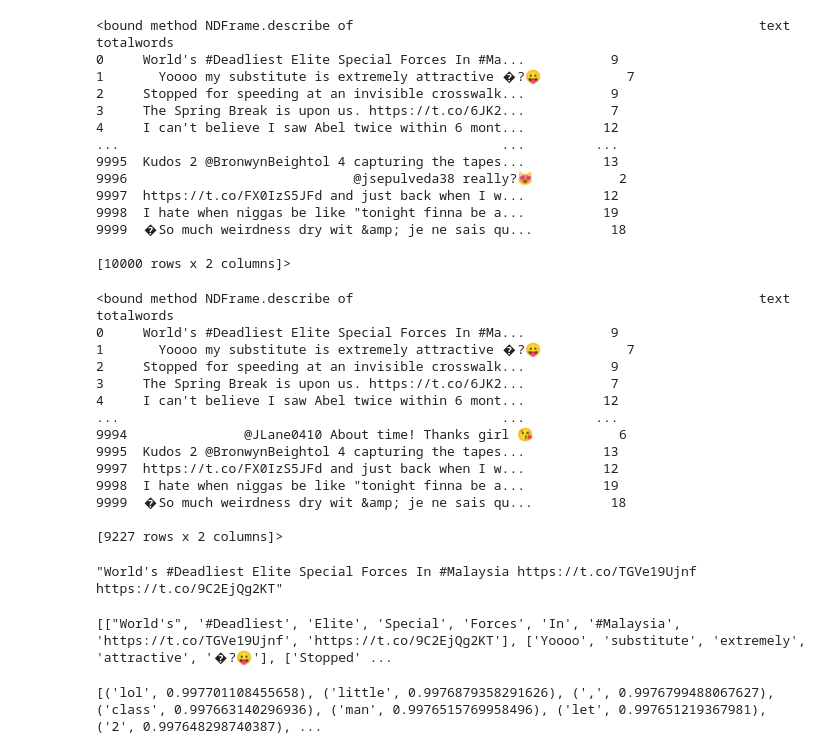
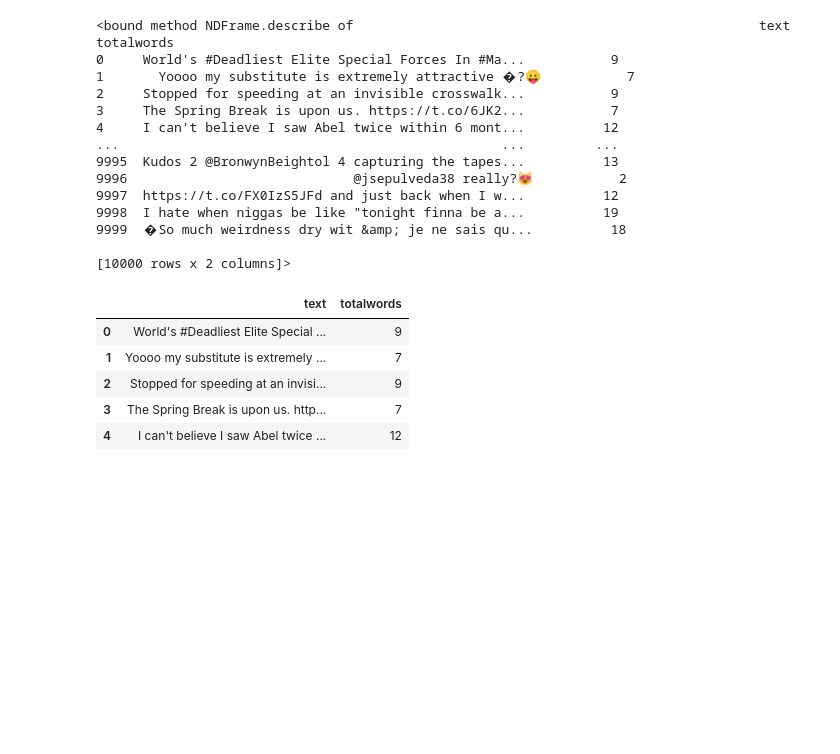
Before and after one commit to KostasSpyropoylos/thesis, a Jupyter notebook: py.ipynb, the cells around one changed output. Drawn from its saved outputs; the diff is of its cells as text; code cells hidden in the pictures; blank space fills up the shorter version.

```diff
--- a/py.ipynb
+++ b/py.ipynb
@@ -175,42 +159,12 @@ See the caveats in the documentation: https://pandas.pydata.org/pandas-docs/stab
 [10000 rows x 2 columns]>
 # %%
 # Keeps the rows that totalwords > 3
-text_data=text_data.loc[text_data['totalwords'] > 3]
-text_data.describe
+text_data=text_data.loc[text_data['totalwords'] >= 3]
+text_data.head()
 # %% [output]
-<bound method NDFrame.describe of                                                    text  totalwords
-0     World's #Deadliest Elite Special Forces In #Ma...           9
-1       Yoooo my substitute is extremely attractive �?😛           7
-2     Stopped for speeding at an invisible crosswalk...           9
-3     The Spring Break is upon us. https://t.co/6JK2...           7
-4     I can't believe I saw Abel twice within 6 mont...          12
-...                                                 ...         ...
-9994               @JLane0410 About time! Thanks girl 😘           6
-9995  Kudos 2 @BronwynBeightol 4 capturing the tapes...          13
-9997  https://t.co/FX0IzS5JFd and just back when I w...          12
-9998  I hate when niggas be like "tonight finna be a...          19
-9999  �So much weirdness dry wit &amp; je ne sais qu...          18
-
-[9227 rows x 2 columns]>
+|  | text | totalwords |
+| 0 | World's #Deadliest Elite Special ... | 9 |
+| 1 | Yoooo my substitute is extremely ... | 7 |
+| 2 | Stopped for speeding at an invisi... | 9 |
+| 3 | The Spring Break is upon us. http... | 7 |
+| 4 | I can't believe I saw Abel twice ... | 12 |
-# %%
-# Remove stopwords using Gensim
-text_data['text'].apply(remove_stopwords)
-text_data.text[0]
-# %% [output]
-"World's #Deadliest Elite Special Forces In #Malaysia https://t.co/TGVe19Ujnf https://t.co/9C2EjQg2KT"
-# %%
-text_sentences = [line.split() for line in text_data.text]
-print(text_sentences)
-# %% [output]
-[["World's", '#Deadliest', 'Elite', 'Special', 'Forces', 'In', '#Malaysia', 'https://t.co/TGVe19Ujnf', 'https://t.co/9C2EjQg2KT'], ['Yoooo', 'substitute', 'extremely', 'attractive', '�?😛'], ['Stopped' ...
-# %%
-import gensim
-from gensim.models import KeyedVectors
-
-model = gensim.models.Word2Vec(text_sentences)
-# print(model.wv.index_to_key)
-# model.wv.most_similar(positive=['&amp;'], topn = 3)
-
-print(model.wv.most_similar('trump'))
-# %% [output]
-[('lol', 0.997701108455658), ('little', 0.9976879358291626), (',', 0.9976799488067627), ('class', 0.997663140296936), ('man', 0.9976515769958496), ('let', 0.997651219367981), ('2', 0.997648298740387), ...
```
Also changed, not shown: parts of 14 cells of this notebook.
